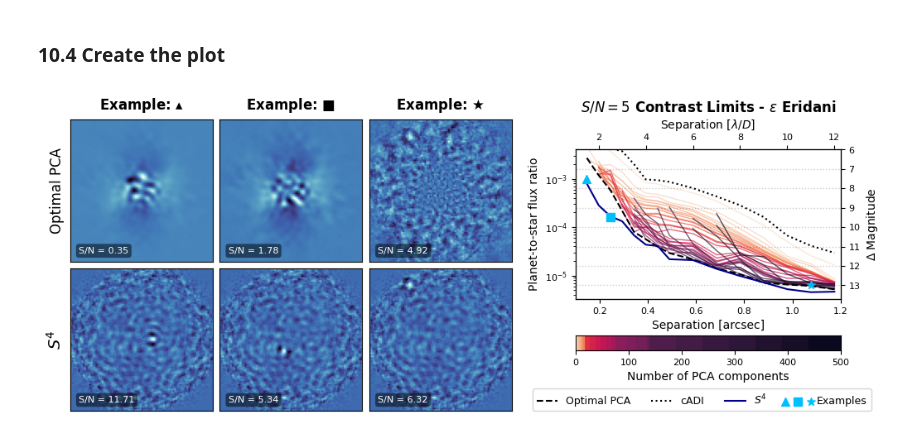
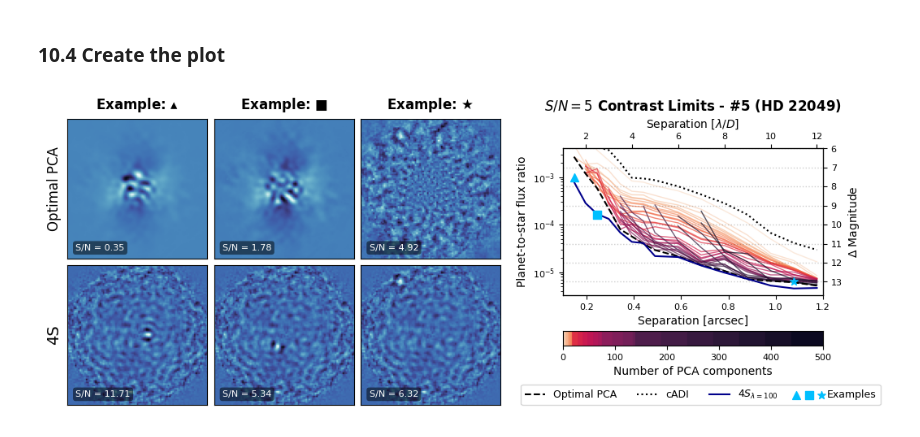
Before and after one commit to markusbonse/fours, a Jupyter notebook: docs/source/04_use_the_fours/paper_experiments/08_plot_contrast_curves_and_residuals.ipynb, the cells around one changed output. Saved outputs shown, nothing was run; the diff lists cells and outputs as text; code cells hidden in the pictures.

```diff
--- a/docs/source/04_use_the_fours/paper_experiments/08_plot_contrast_curves_and_residuals.ipynb
+++ b/docs/source/04_use_the_fours/paper_experiments/08_plot_contrast_curves_and_residuals.ipynb
@@ -37,6 +37,6 @@ from s4hci.utils.setups import contrast_grid_setup_1
 ## 2. Load the dataset
 # %%
 dataset_name = "HD22049_303_199_C-0065_C_"
-root_dir = Path(read_s4hci_root_dir())
+root_dir = Path(read_fours_root_dir())
 json_file = root_dir / Path("30_data/" + dataset_name + ".json")
 # %% [output]
@@ -165,23 +165,23 @@ for lambda_reg, special_name in [
     (10000, "lambda_010000"),
     (100000, "lambda_100000")]:
 
-    s4_model = S4DataReduction(
+    fours_model = FourSDataReduction(
         device="cpu",
         lambda_reg=lambda_reg,
+        psf_fwhm=fwhm,
+        right_reason_mask_factor = 1.5,
         special_name=special_name,
         rotation_grid_down_sample=1,
         logging_interval=50,
         save_models=True,
         train_num_epochs=500,
-        noise_cut_radius_psf=fwhm,
-        noise_mask_radius=1.5*fwhm,
         work_dir=None,
         verbose=False)
 
-    # We have to keep track of the pca results to not loose them
+    # We have to keep track of the 4s results to not loose them
     old_results = contrast_instance.results_dict
     contrast_instance.run_fake_planet_experiments(
-        algorithm_function=s4_model,
+        algorithm_function=fours_model,
         num_parallel=1)
     contrast_instance.results_dict.update(old_results)
 # %% [output]
@@ -1033,7 +1012,7 @@ s4_plot = axis_contrast_curvse.plot(
     mag2flux_ratio(s4_contrast),
     color = "darkblue",
     lw=1.5,
-    label="$S^4$",
+    label="${4S}_{\lambda=100}$",
     ls="-")
 
 # ------------- Double axis and limits -----------------------
@@ -1118,7 +1097,7 @@ axis_contrast_curvse_mag.tick_params(
     axis='both', which='major', labelsize=8)
 
 axis_contrast_curvse_mag.set_title(
-    r"$S/N = 5$ Contrast Limits - $\epsilon$ Eridani",
+    r"$S/N = 5$ Contrast Limits - #5 (HD 22049)",
     fontsize=12, fontweight="bold", y=1.21)
 
 # --------------------------- Legend -----------------------
@@ -1164,32 +1143,32 @@ annotate_s4(axis_s4_1, s4_example_1_snr)
 plot5 = axis_s4_2.imshow(s4_residual_2, cmap=color_map, origin='lower',
                          vmin=-0.04, vmax=0.05)
 remove_image_ticks(axis_s4_2)
 annotate_s4(axis_s4_2, s4_example_2_snr)
 
 plot6 = axis_s4_3.imshow(s4_residual_3, cmap=color_map, origin='lower',
                          vmin=-0.04, vmax=0.05)
 remove_image_ticks(axis_s4_3)
 annotate_s4(axis_s4_3, s4_example_3_snr)
 
 # Titles -----------------
 axis_pca_1.set_ylabel("Optimal PCA", fontsize=12, labelpad=5)
-axis_s4_1.set_ylabel("$S^4$", fontsize=14, labelpad=5)
+axis_s4_1.set_ylabel("4S", fontsize=14, labelpad=5)
 
 axis_pca_1.set_title(
     r"Example: $\blacktriangle$", fontsize=12,
     fontweight="bold", y=1.02)
 
 axis_pca_2.set_title(
     r"Example: $\blacksquare$", fontsize=12,
     fontweight="bold", y=1.02)
 
 axis_pca_3.set_title(
     r"Example: $\bigstar$", fontsize=12,
     fontweight="bold", y=1.02)
 
 _=plt.setp(leg1.get_title(),fontsize=14)
 
 fig.patch.set_facecolor('white')
 plt.savefig("./final_plots/05_PCA_vs_S4_with_label.pdf", bbox_inches='tight')
 # %% [output]
-[figure, old version]
+[figure, new version]
```
Also changed, not shown: parts of 10 cells of this notebook, 18 other files.
